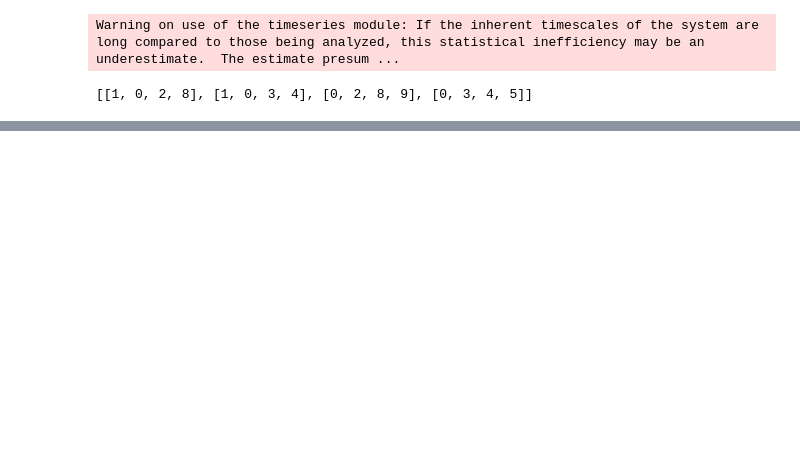
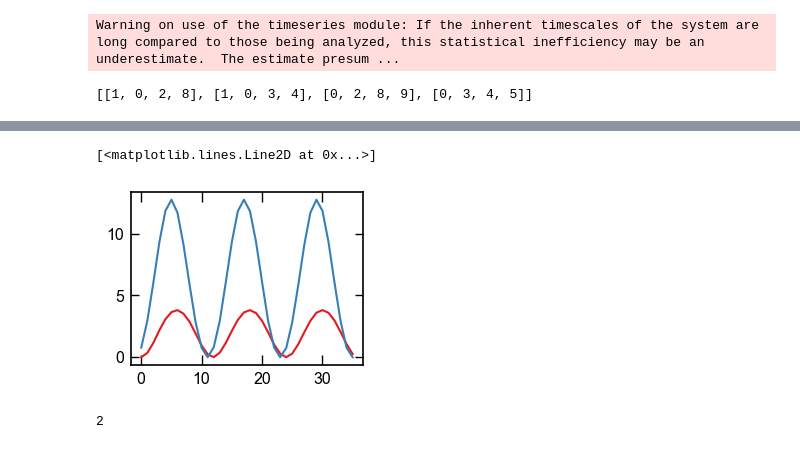
Before and after one commit to srak-uf/iMolCRAFT, a Jupyter notebook: examples/opt/dihedral/dmc/dmc_dihedral.ipynb, the cells around one changed output, grey strips where cells are left out. Drawn from its saved outputs; the diff is of its cells as text; code cells hidden in the pictures; blank space fills up the shorter version.

```diff
--- a/examples/opt/dihedral/dmc/dmc_dihedral.ipynb
+++ b/examples/opt/dihedral/dmc/dmc_dihedral.ipynb
@@ -44,3 +51,13 @@ calculator.qm_scan[1]["atoms"], \
+# %%
+plt.plot(calculator.qm_scan[1]["energy_kjmol"])
+plt.plot(calculator.ff_scan[1]["energy_kjmol"])
+# %% [output]
+[<matplotlib.lines.Line2D at 0x...>]
+[figure, added]
+# %%
+len(calculator.qm_scan)
+# %% [output]
+2
 # %%
 def loss_energy(ffparams, ff, topology, positions, pairs, y_gt):
     ff_d = update_ffinfo_from_params(ff, ffparams)
```
Also changed, not shown: parts of 14 cells of this notebook, 3 other files.
